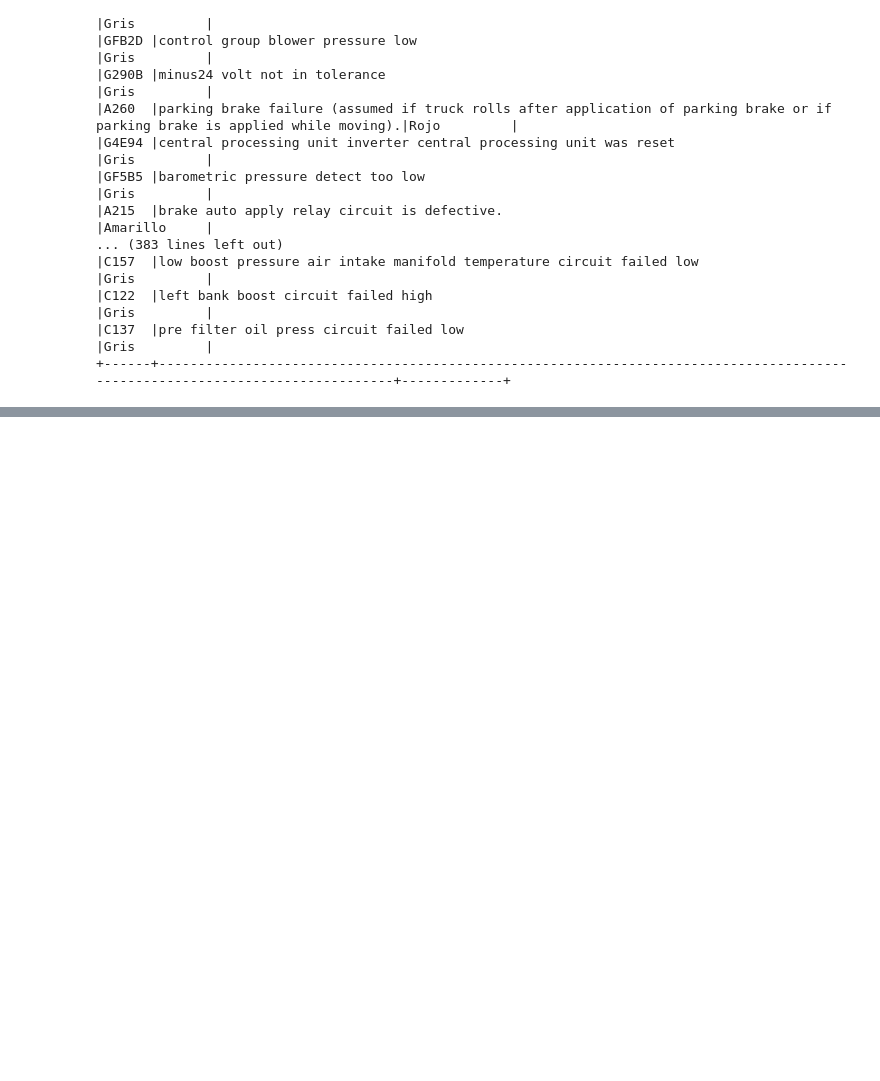
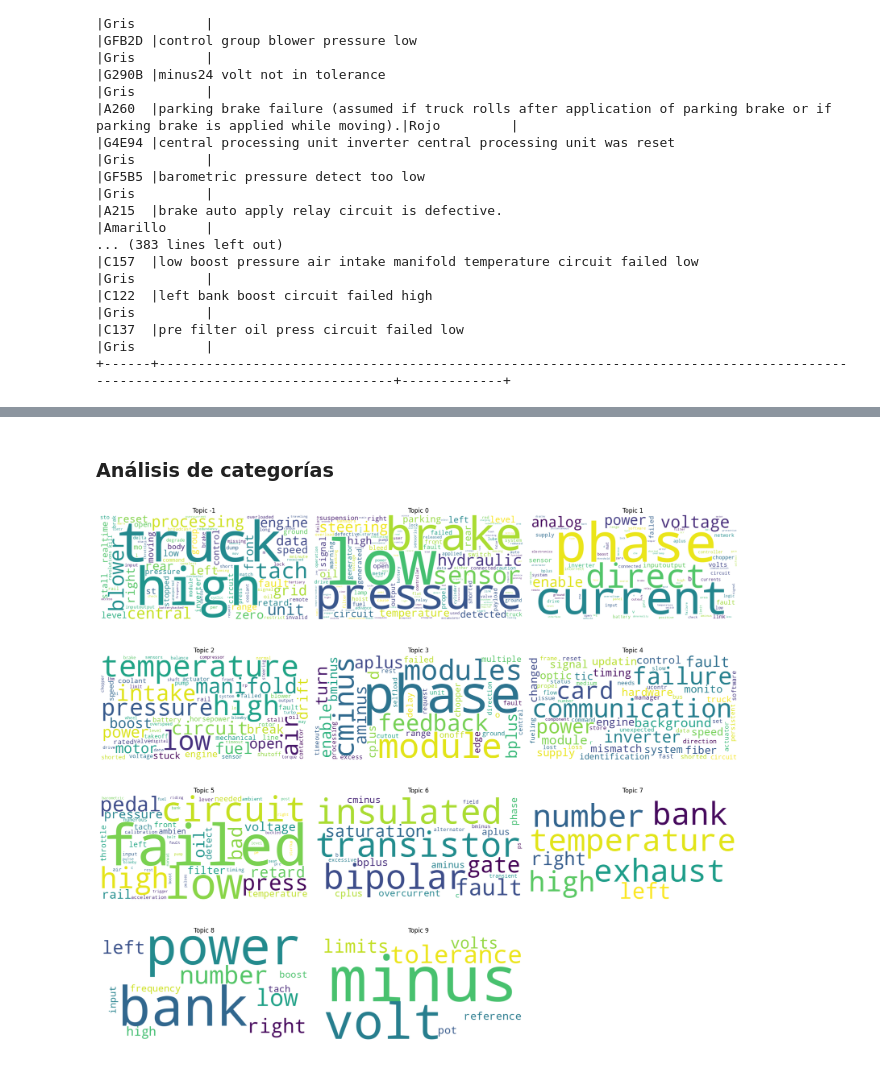
Before and after one commit to BlackPavvn/CAEX-Challenge, a Jupyter notebook: Proyecto_Reto_UTEC.ipynb, the cells around one changed output, grey strips where cells are left out. Cells and saved outputs as stored; diff of their text form; code cells hidden in the pictures; blank space fills up the shorter version.

Commit message:
Implementacion de nube de palabras en categorias

```diff
--- a/Proyecto_Reto_UTEC.ipynb
+++ b/Proyecto_Reto_UTEC.ipynb
@@ -304,3 +315,5 @@ topic_info[['Topic', 'Count', 'Name']]
 | 8 | 7 | 16 | 7_exhaust_number_bank_temperature |
 | 9 | 8 | 12 | 8_bank_number_power_right |
 | 10 | 9 | 12 | 9_tolerance_volt_in_minus2 |
+# %%
+topics_spark_df = spark.createDataFrame(results_df)
@@ -307,3 +343,55 @@ topic_info[['Topic', 'Count', 'Name']]
+# %% [markdown]
+### Análisis de categorías
+# %%
+import math
+
+df_clean = topics_spark_df.withColumn("descripcion", regexp_replace(col("descripcion"), "[^a-zA-Z ]", ""))
+
+df_tokens = df_clean.withColumn("words", split(col("descripcion"), "\\s+"))
+
+remover = StopWordsRemover(
+    inputCol="words",
+    outputCol="filtered",
+    stopWords=StopWordsRemover.loadDefaultStopWords("english")
+)
+df_filtered = remover.transform(df_tokens)
+
+df_exploded = df_filtered.withColumn("word", explode(col("filtered")))
+
+word_counts = (
+    df_exploded.groupBy("topic", "word")
+    .agg(count("*").alias("count"))
+    .orderBy("topic", col("count").desc())
+)
+
+pdf = word_counts.toPandas()
+
+categorias = sorted(pdf["topic"].unique())
+n = len(categorias)
+cols = 3
+rows = math.ceil(n / cols)
+
+fig, axes = plt.subplots(rows, cols, figsize=(cols * 6, rows * 4))
+
+axes = axes.reshape(-1) if isinstance(axes, (list, np.ndarray)) else [axes]
+
+for i, cat in enumerate(categorias):
+    subset = pdf[pdf["topic"] == cat]
+    freqs = dict(zip(subset["word"], subset["count"]))
+
+    wc = WordCloud(width=800, height=400, background_color="white").generate_from_frequencies(freqs)
+
+    axes[i].imshow(wc, interpolation="bilinear")
+    axes[i].axis("off")
+    axes[i].set_title(f"Topic {cat}")
+
+for j in range(i+1, len(axes)):
+    axes[j].axis("off")
+
+plt.tight_layout()
+plt.show()
+# %% [output]
+[figure, added]
 # %%
 "Codigo" | "cat 1" | "PESO" | "RUL"
 C123          4        10      500
```
Also changed, not shown: parts of 10 cells of this notebook.
